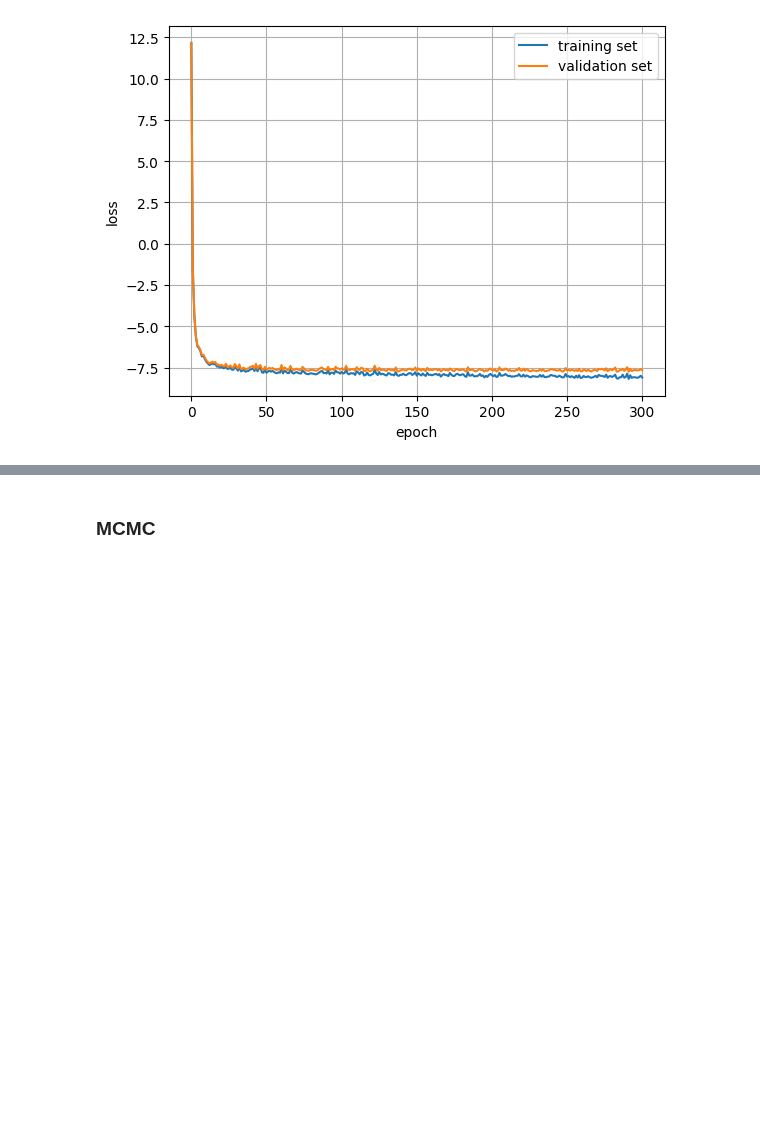
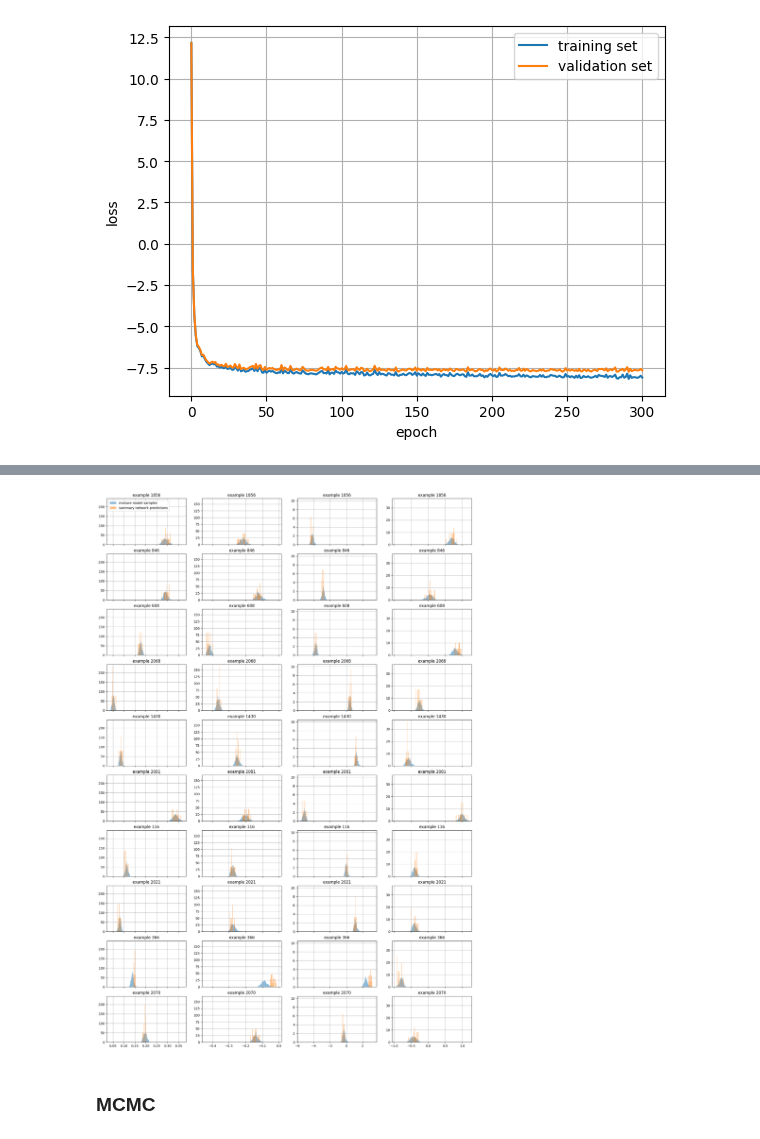
Before and after one commit to des-science/multiprobe-simulation-inference, a Jupyter notebook: notebooks/PZFlow.ipynb, the cells around one changed output, grey strips where cells are left out. Cells and saved outputs as stored; diff of their text form; code cells hidden in the pictures; blank space fills up the shorter version.

```diff
--- a/notebooks/PZFlow.ipynb
+++ b/notebooks/PZFlow.ipynb
@@ -62,6 +62,7 @@ out_dir = os.path.join(base_dir, model_dir)
 assert fidu_train_preds.shape[1] == fidu_vali_preds.shape[1] == grid_preds.shape[2]
 
 n_params = len(params)
+n_cosmos = grid_preds.shape[0]
 n_examples = grid_preds.shape[1]
 n_summaries = grid_preds.shape[2]
 summary_labels = [f"summary_{i}" for i in range(n_summaries)]
@@ -149,3 +209,31 @@ Loss:
+# %%
+# random grid cosmologies
+n_indices = 10
+cosmo_indices = np.random.randint(0, n_cosmos, n_indices)
+
+fig, ax = plt.subplots(figsize=(5*n_summaries, 3*n_indices), nrows=n_indices, ncols=n_summaries, sharex="col", sharey="col")
+
+for i, i_cosmo in enumerate(cosmo_indices):
+    for j in range(n_summaries):
+        current_sample = pred_samples_array[i_cosmo,:,j]
+        current_true = grid_preds[i_cosmo,:,j]
+
+        current_all = np.concatenate([current_sample, current_true]).ravel()
+        current_min = np.quantile(current_all, 0.01)
+        current_max = np.quantile(current_all, 0.99)
+        current_bins = np.linspace(current_min, current_max, 30)
+
+        ax[i,j].hist(current_sample, bins=current_bins, density=True, label="mixture model samples", alpha=0.5)
+        ax[i,j].hist(current_true, bins=current_bins, density=True, label="summary network predictions", alpha=0.5)
+
+        # cosmetics
+        ax[i,j].set(title=f"example {i_cosmo}")
+        ax[i,j].grid(True)
+
+        if i==0 and j==0:
+            ax[i,j].legend(loc="upper left")
+# %% [output]
+[figure, added]
 # %% [markdown]
 ### MCMC
 # %%
```
Also changed, not shown: parts of 10 cells of this notebook.
